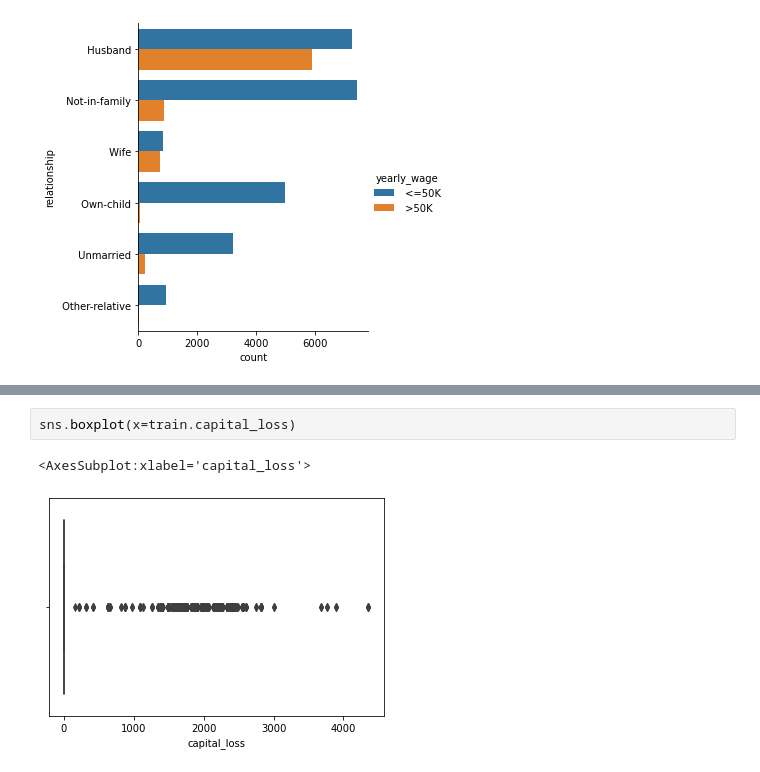
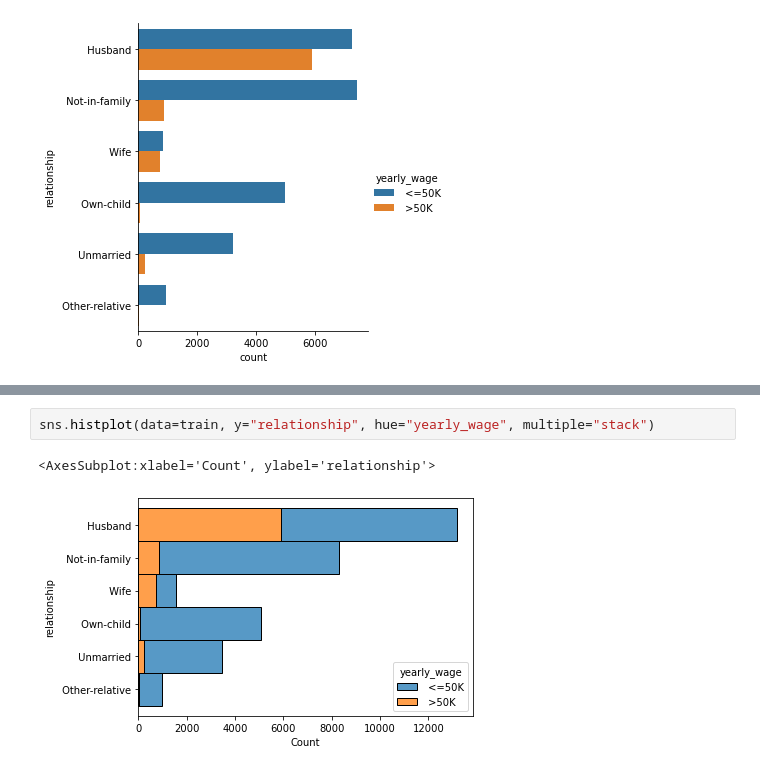
Before and after one commit to moise-s/DataScientist-Indicium, a Jupyter notebook: main.ipynb, the cells around one changed output, grey strips where cells are left out. Drawn from its saved outputs; the diff is of its cells as text.

```diff
--- a/main.ipynb
+++ b/main.ipynb
@@ -91,5 +173,5 @@ sns.boxplot(x=train.capital_gain)
-# %%
-sns.boxplot(x=train.capital_loss)
-# %% [output]
-<AxesSubplot:xlabel='capital_loss'>
-[figure, removed]
+# %%
+sns.histplot(data=train, y="relationship", hue="yearly_wage", multiple="stack")
+# %% [output]
+<AxesSubplot:xlabel='Count', ylabel='relationship'>
+[figure, added]
```
Also changed, not shown: parts of 34 cells of this notebook, 2 other files.
